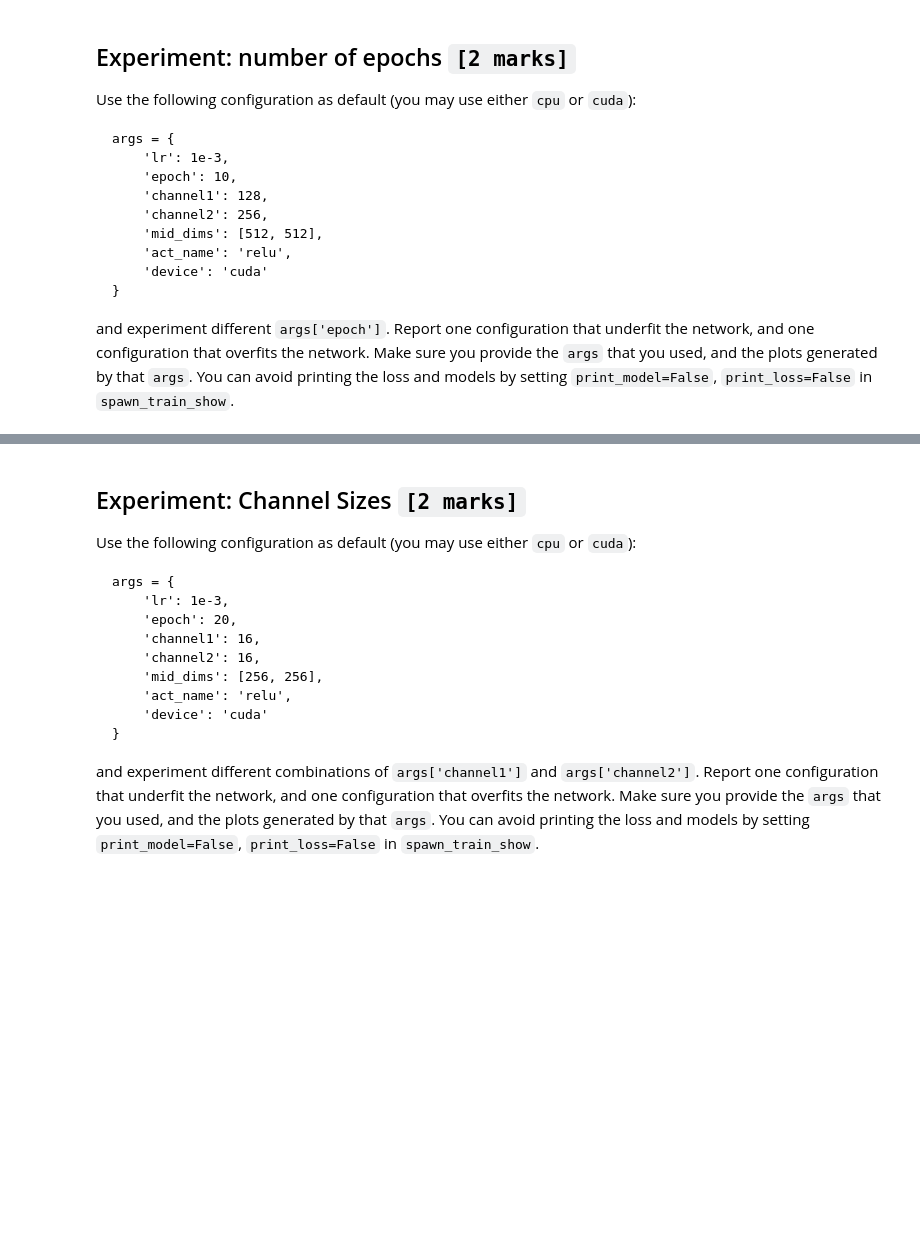
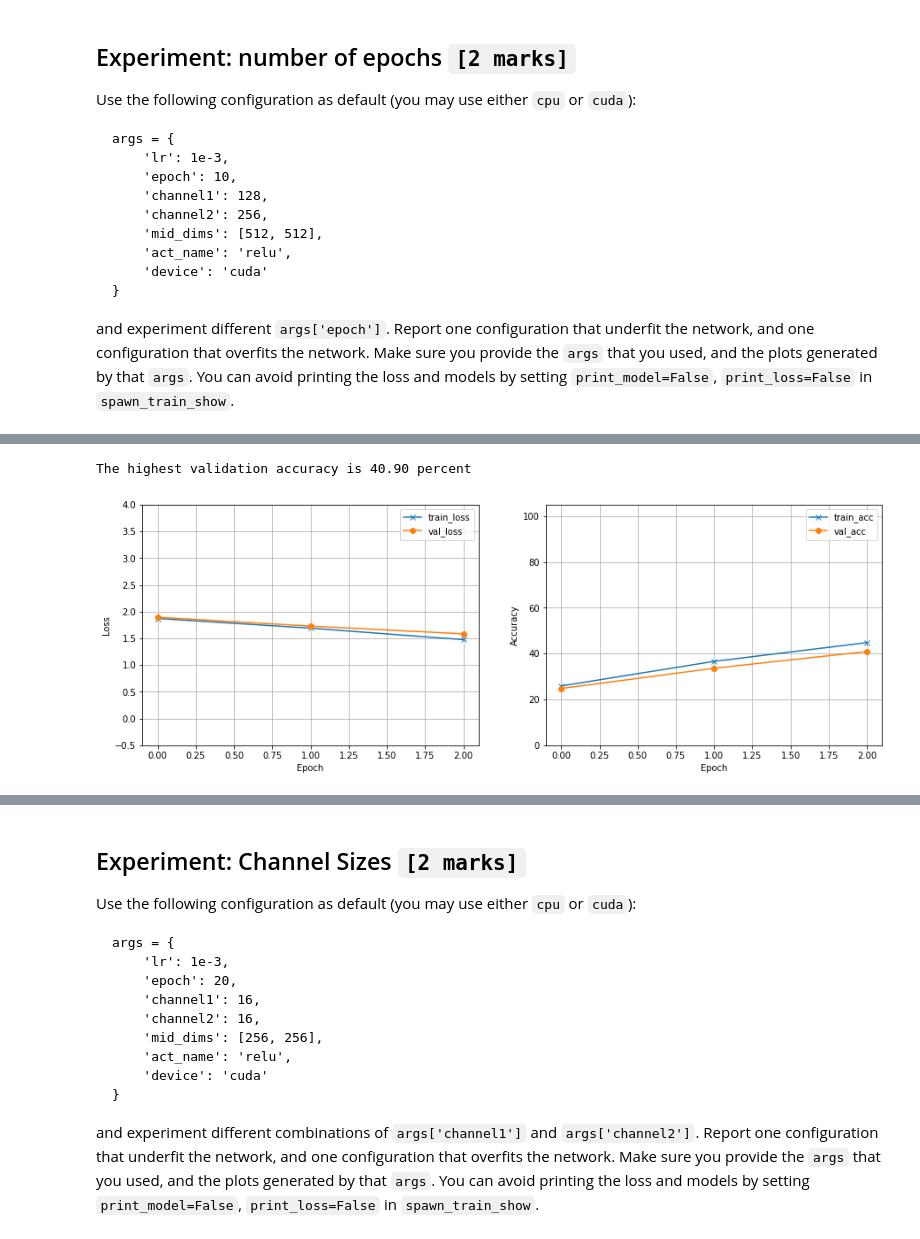
Before and after one commit to johnnymedhanie/looky, a Jupyter notebook: deep_learning.ipynb, the cells around one changed output, grey strips where cells are left out. Saved outputs shown, nothing was run; the diff lists cells and outputs as text; code cells hidden in the pictures; blank space fills up the shorter version.

```diff
--- a/deep_learning.ipynb
+++ b/deep_learning.ipynb
@@ -297,3 +409,28 @@ args = {
 }
 ~~~
 and experiment different `args['epoch']`. Report one configuration that underfit the network, and one configuration that overfits the network. Make sure you provide the `args` that you used, and the plots generated by that `args`. You can avoid printing the loss and models by setting `print_model=False`, `print_loss=False` in `spawn_train_show`.
+# %%
+args = { #underfit with epoch =3 since training
+        #accuracy starts low and doesnt go up by much
+    # TODO
+    'lr': 1e-3,
+    'epoch': 3,
+    'channel1': 128,
+    'channel2': 256,
+    'mid_dims': [512, 512],
+    'act_name': 'relu',
+    'device': 'cuda'
+}
+# overfitting with epoch=40, since curves for training and validation set to be diverging.
+# args = {
+#     # TODO
+#     'lr': 1e-3,
+#     'epoch': 40,
+#     'channel1': 128,
+#     'channel2': 256,
+#     'mid_dims': [512, 512],
+#     'act_name': 'relu',
+#     'device': 'cuda'
+# }
+trained_model = hw_utils.spawn_train_show(args, train_loader, val_loader, print_model=False, print_loss=False)
+# %% [output]
@@ -300,2 +438,4 @@ and experiment different `args['epoch']`. Report one configuration that underfit
+The highest validation accuracy is 40.90 percent
+[figure, added]
 # %%
 args = {
```
Also changed, not shown: parts of 25 cells of this notebook.
